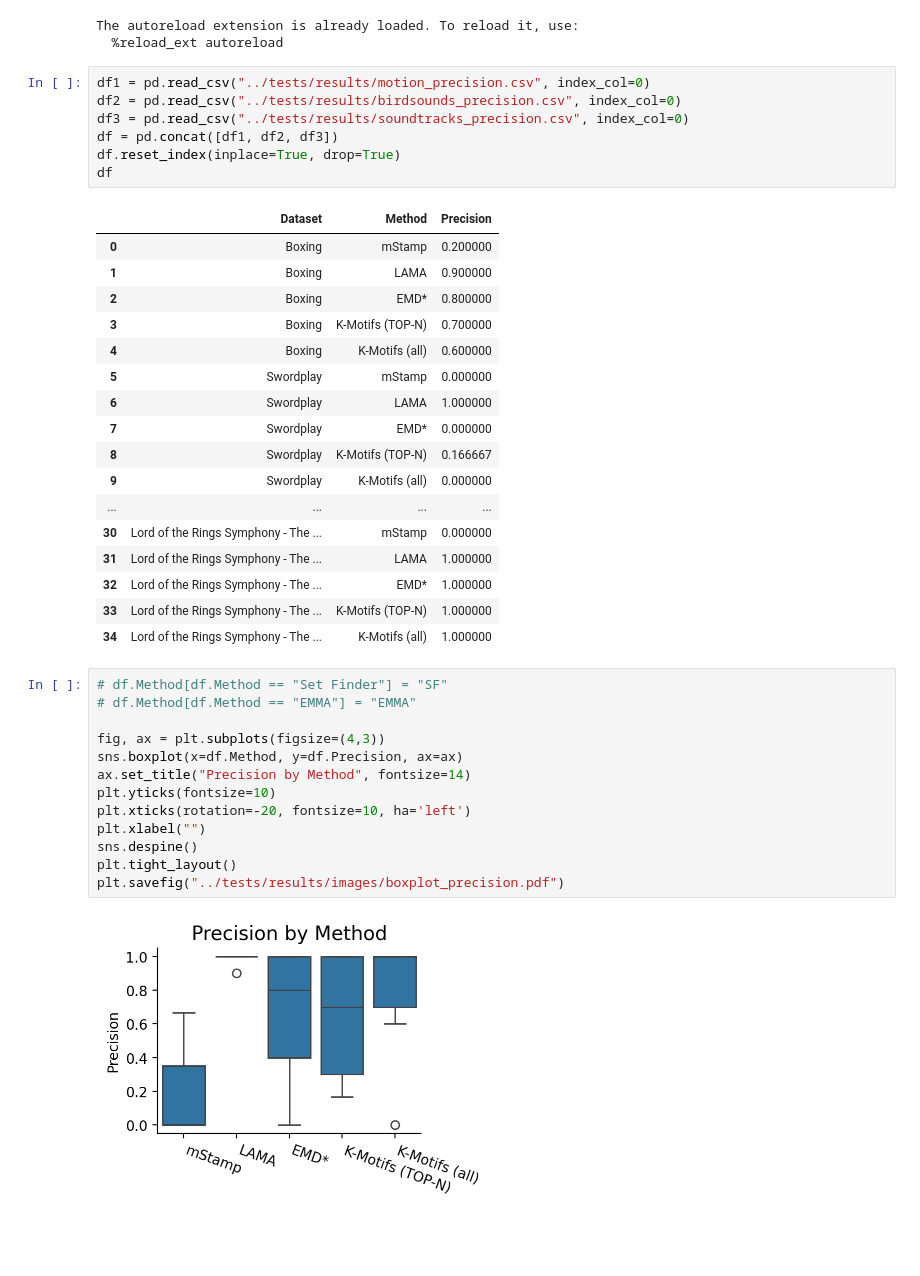
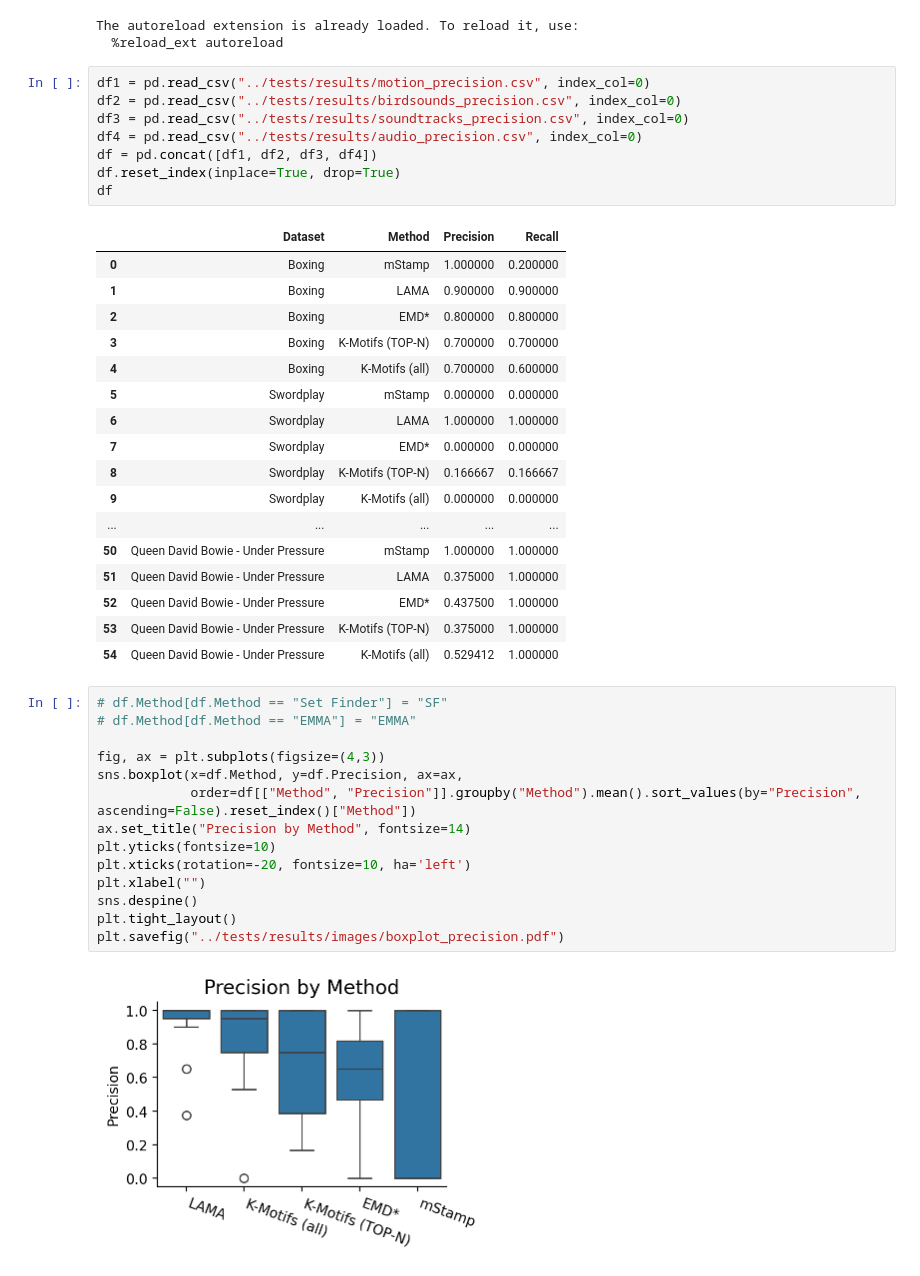
Before and after one commit to patrickzib/leitmotifs, a Jupyter notebook: notebooks/plot_ground_truth.ipynb, the cells around one changed output. Drawn from its saved outputs; the diff is of its cells as text; blank space fills up the shorter version.

```diff
--- a/notebooks/plot_ground_truth.ipynb
+++ b/notebooks/plot_ground_truth.ipynb
@@ -27,39 +27,41 @@ The autoreload extension is already loaded. To reload it, use:
 df1 = pd.read_csv("../tests/results/motion_precision.csv", index_col=0)
 df2 = pd.read_csv("../tests/results/birdsounds_precision.csv", index_col=0)
 df3 = pd.read_csv("../tests/results/soundtracks_precision.csv", index_col=0)
-df = pd.concat([df1, df2, df3])
+df4 = pd.read_csv("../tests/results/audio_precision.csv", index_col=0)
+df = pd.concat([df1, df2, df3, df4])
 df.reset_index(inplace=True, drop=True)
 df
 # %% [output]
-|  | Dataset | Method | Precision |
-| 0 | Boxing | mStamp | 0.200000 |
-| 1 | Boxing | LAMA | 0.900000 |
-| 2 | Boxing | EMD* | 0.800000 |
-| 3 | Boxing | K-Motifs (TOP-N) | 0.700000 |
-| 4 | Boxing | K-Motifs (all) | 0.600000 |
-| 5 | Swordplay | mStamp | 0.000000 |
-| 6 | Swordplay | LAMA | 1.000000 |
-| 7 | Swordplay | EMD* | 0.000000 |
-| 8 | Swordplay | K-Motifs (TOP-N) | 0.166667 |
-| 9 | Swordplay | K-Motifs (all) | 0.000000 |
-| ... | ... | ... | ... |
-| 30 | Lord of the Rings Symphony - The ... | mStamp | 0.000000 |
-| 31 | Lord of the Rings Symphony - The ... | LAMA | 1.000000 |
-| 32 | Lord of the Rings Symphony - The ... | EMD* | 1.000000 |
-| 33 | Lord of the Rings Symphony - The ... | K-Motifs (TOP-N) | 1.000000 |
-| 34 | Lord of the Rings Symphony - The ... | K-Motifs (all) | 1.000000 |
+|  | Dataset | Method | Precision | Recall |
+| 0 | Boxing | mStamp | 1.000000 | 0.200000 |
+| 1 | Boxing | LAMA | 0.900000 | 0.900000 |
+| 2 | Boxing | EMD* | 0.800000 | 0.800000 |
+| 3 | Boxing | K-Motifs (TOP-N) | 0.700000 | 0.700000 |
+| 4 | Boxing | K-Motifs (all) | 0.700000 | 0.600000 |
+| 5 | Swordplay | mStamp | 0.000000 | 0.000000 |
+| 6 | Swordplay | LAMA | 1.000000 | 1.000000 |
+| 7 | Swordplay | EMD* | 0.000000 | 0.000000 |
+| 8 | Swordplay | K-Motifs (TOP-N) | 0.166667 | 0.166667 |
+| 9 | Swordplay | K-Motifs (all) | 0.000000 | 0.000000 |
+| ... | ... | ... | ... | ... |
+| 50 | Queen David Bowie - Under Pressure | mStamp | 1.000000 | 1.000000 |
+| 51 | Queen David Bowie - Under Pressure | LAMA | 0.375000 | 1.000000 |
+| 52 | Queen David Bowie - Under Pressure | EMD* | 0.437500 | 1.000000 |
+| 53 | Queen David Bowie - Under Pressure | K-Motifs (TOP-N) | 0.375000 | 1.000000 |
+| 54 | Queen David Bowie - Under Pressure | K-Motifs (all) | 0.529412 | 1.000000 |
 # %%
 # df.Method[df.Method == "Set Finder"] = "SF"
 # df.Method[df.Method == "EMMA"] = "EMMA"
 
 fig, ax = plt.subplots(figsize=(4,3))
-sns.boxplot(x=df.Method, y=df.Precision, ax=ax)
+sns.boxplot(x=df.Method, y=df.Precision, ax=ax,
+            order=df[["Method", "Precision"]].groupby("Method").mean().sort_values(by="Precision", ascending=False).reset_index()["Method"])
 ax.set_title("Precision by Method", fontsize=14)
 plt.yticks(fontsize=10)
 plt.xticks(rotation=-20, fontsize=10, ha='left')
 plt.xlabel("")
 sns.despine()
 plt.tight_layout()
 plt.savefig("../tests/results/images/boxplot_precision.pdf")
 # %% [output]
-[figure, old version]
+[figure, new version]
```
Also changed, not shown: parts of 1 cell of this notebook.
